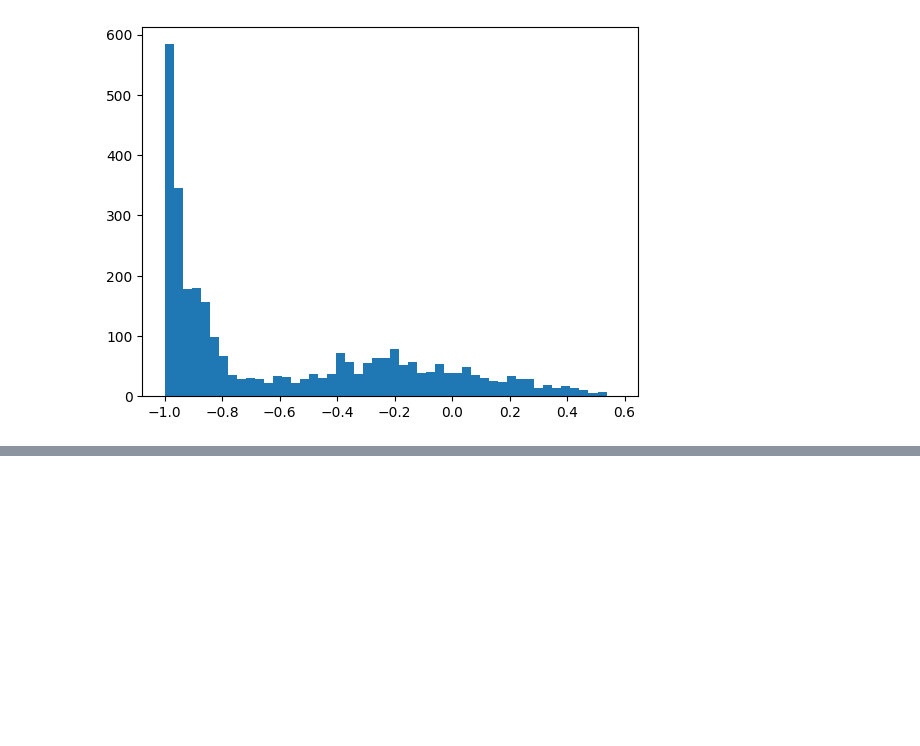
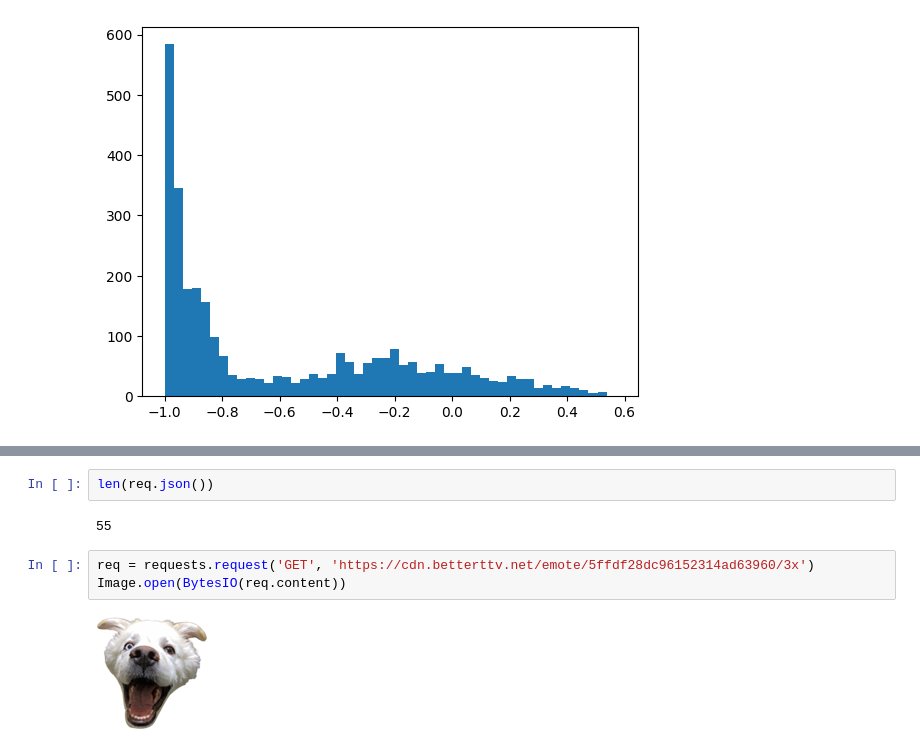
Before and after one commit to Sleepon1805/PepeGeneration, a Jupyter notebook: playground.ipynb, the cells around one changed output, grey strips where cells are left out. Saved outputs shown, nothing was run; the diff lists cells and outputs as text; blank space fills up the shorter version.

Commit message:
added twitch_emotes collector and parser

```diff
--- a/playground.ipynb
+++ b/playground.ipynb
@@ -47,0 +73,9 @@ plt.show()
+# %%
+len(req.json())
+# %% [output]
+55
+# %%
+req = requests.request('GET', 'https://cdn.betterttv.net/emote/5ffdf28dc96152314ad63960/3x')
+Image.open(BytesIO(req.content))
+# %% [output]
+[figure, added]
```
Also changed, not shown: parts of 5 cells of this notebook, 5 other files.
